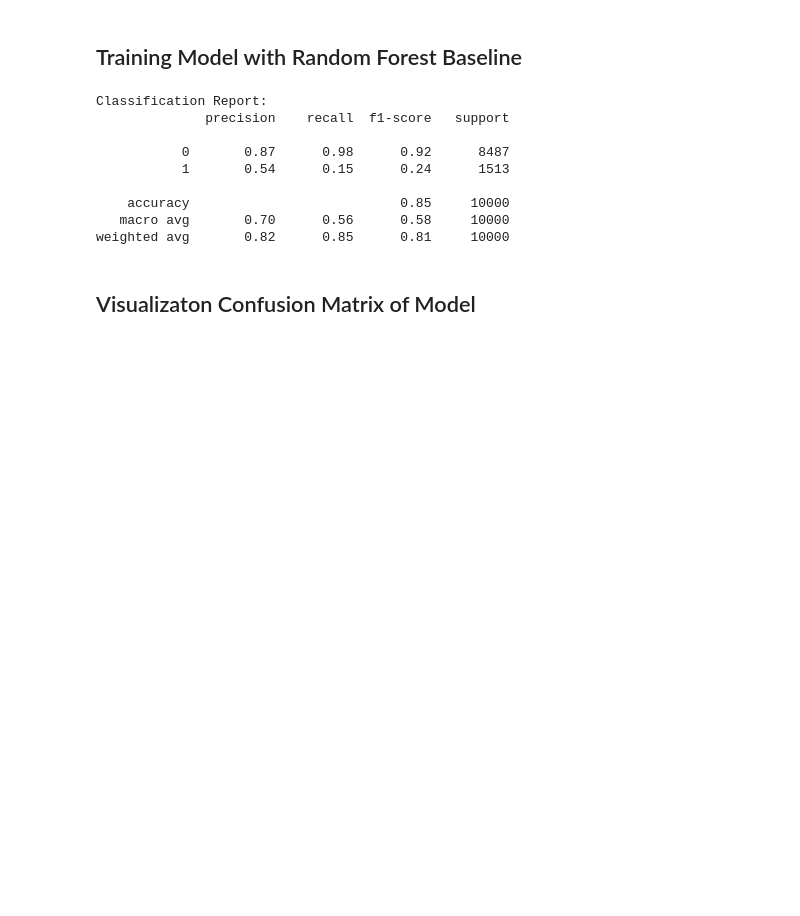
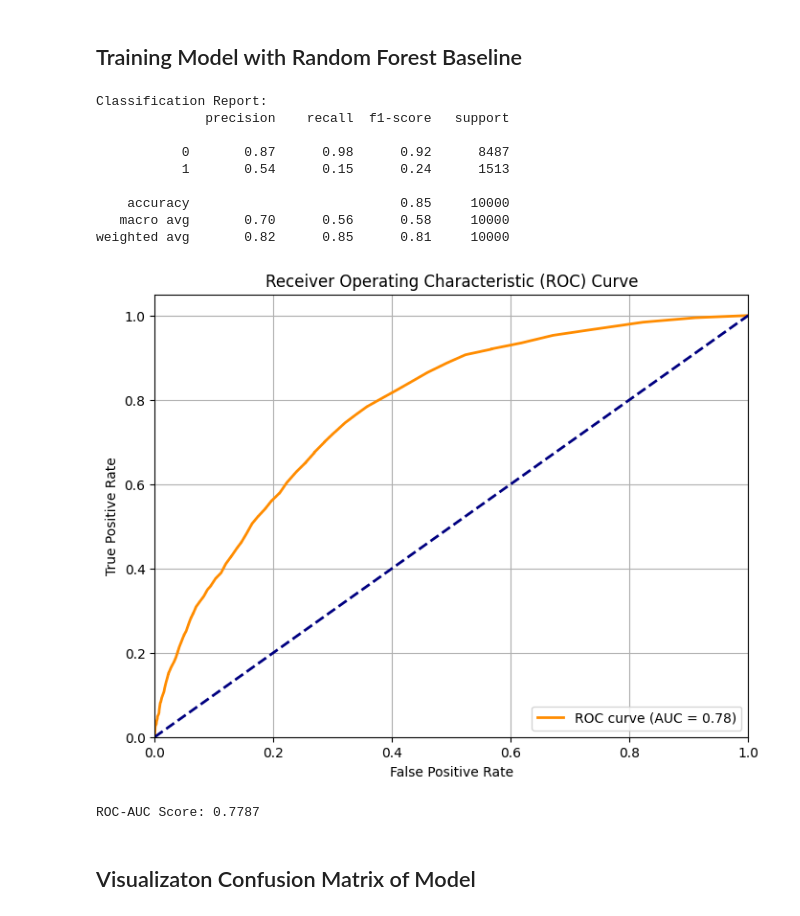
Before and after one commit to Aji-prakoso/British-Airways-Lounge-Estimation-Customer-Behavior, a Jupyter notebook: Predicting customer buying behaviour/Getting_Started.ipynb, the cells around one changed output. Saved outputs shown, nothing was run; the diff lists cells and outputs as text; code cells hidden in the pictures; blank space fills up the shorter version.

```diff
--- a/Predicting customer buying behaviour/Getting_Started.ipynb
+++ b/Predicting customer buying behaviour/Getting_Started.ipynb
@@ -260,31 +260,50 @@ X_train = scaler.fit_transform(X_train)
 X_test = scaler.transform(X_test)
 # %% [markdown]
 ## Training Model with Random Forest Baseline
-# %%
-from sklearn.ensemble import RandomForestClassifier
-from sklearn.metrics import classification_report, confusion_matrix
-import seaborn as sns
-
-# Create and train model
-rf_model = RandomForestClassifier(n_estimators=100, random_state=0)
-rf_model.fit(X_train, y_train)
-
-# Make predictions
-y_pred = rf_model.predict(X_test)
-
-# Evaluate model
-print("Classification Report:")
-print(classification_report(y_test, y_pred))
-# %% [output]
-Classification Report:
-              precision    recall  f1-score   support
-
-           0       0.87      0.98      0.92      8487
-           1       0.54      0.15      0.24      1513
-
-    accuracy                           0.85     10000
-   macro avg       0.70      0.56      0.58     10000
-weighted avg       0.82      0.85      0.81     10000
+# %%
+from sklearn.ensemble import RandomForestClassifier
+from sklearn.metrics import classification_report, confusion_matrix
+import seaborn as sns
+
+# Make predictions
+y_pred = rf_model.predict(X_test)
+y_pred_proba = rf_model.predict_proba(X_test)[:,1]  # Probabilitas kelas positif
+
+# Evaluate model
+print("Classification Report:")
+print(classification_report(y_test, y_pred))
+
+# Calculate and plot ROC curve
+fpr, tpr, _ = roc_curve(y_test, y_pred_proba)
+roc_auc = roc_auc_score(y_test, y_pred_proba)
+
+# Create ROC curve plot
+plt.figure(figsize=(8, 6))
+plt.plot(fpr, tpr, color='darkorange', lw=2,
+         label=f'ROC curve (AUC = {roc_auc:.2f})')
+plt.plot([0, 1], [0, 1], color='navy', lw=2, linestyle='--')
+plt.xlim([0.0, 1.0])
+plt.ylim([0.0, 1.05])
+plt.xlabel('False Positive Rate')
+plt.ylabel('True Positive Rate')
+plt.title('Receiver Operating Characteristic (ROC) Curve')
+plt.legend(loc="lower right")
+plt.grid(True)
+plt.show()
+
+print(f"\nROC-AUC Score: {roc_auc:.4f}")
+# %% [output]
+Classification Report:
+              precision    recall  f1-score   support
+
+           0       0.87      0.98      0.92      8487
+           1       0.54      0.15      0.24      1513
+
+    accuracy                           0.85     10000
+   macro avg       0.70      0.56      0.58     10000
+weighted avg       0.82      0.85      0.81     10000
+[figure, added]
+ROC-AUC Score: 0.7787
 # %% [markdown]
 ## Visualizaton Confusion Matrix of Model
 # %%
```
Also changed, not shown: parts of 3 cells of this notebook.
